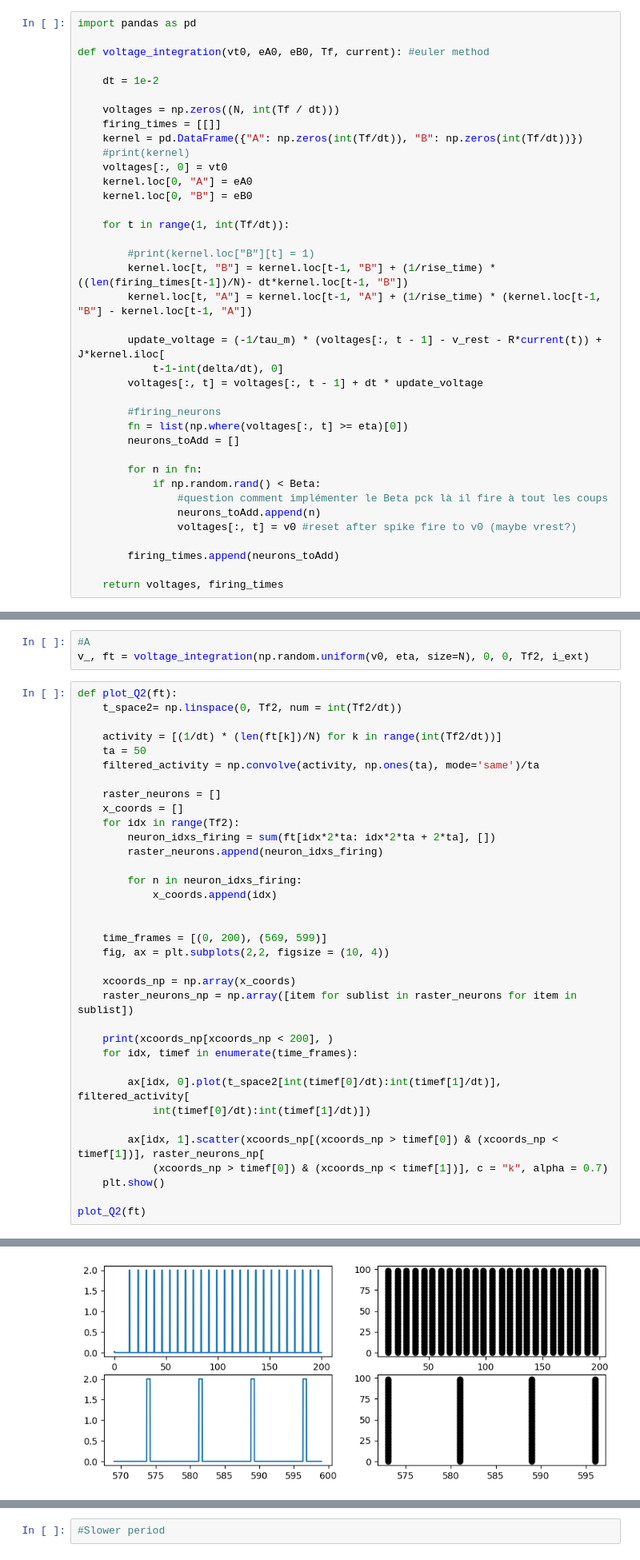
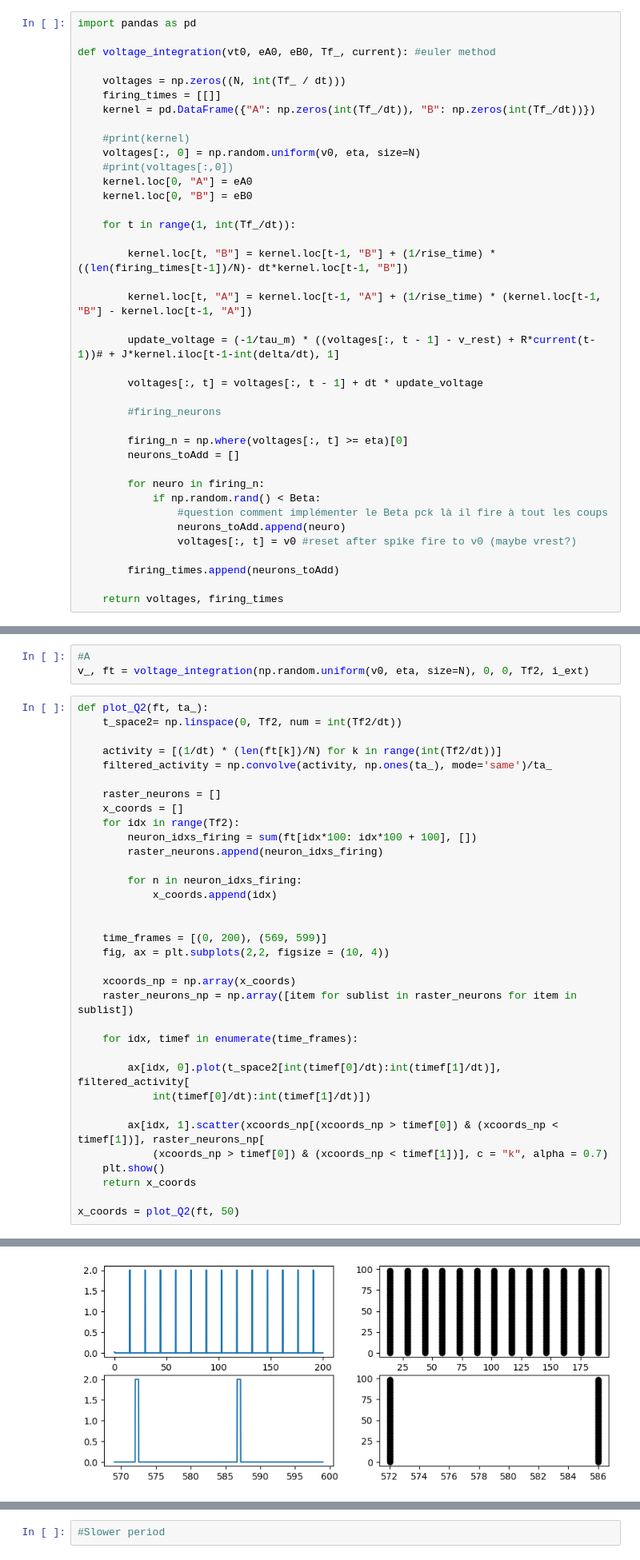
Before and after one commit to louisleger/neurodyn-MP2, a Jupyter notebook: MP2.ipynb, the cells around one changed output, grey strips where cells are left out. Shown at 80% size. Saved outputs shown, nothing was run; the diff lists cells and outputs as text.

```diff
--- a/MP2.ipynb
+++ b/MP2.ipynb
@@ -103,36 +108,37 @@ J = 20 #mV
 # %%
 import pandas as pd
 
-def voltage_integration(vt0, eA0, eB0, Tf, current): #euler method
+def voltage_integration(vt0, eA0, eB0, Tf_, current): #euler method
 
-    dt = 1e-2
+    voltages = np.zeros((N, int(Tf_ / dt)))
+    firing_times = [[]]
+    kernel = pd.DataFrame({"A": np.zeros(int(Tf_/dt)), "B": np.zeros(int(Tf_/dt))})
 
-    voltages = np.zeros((N, int(Tf / dt)))
-    firing_times = [[]]
-    kernel = pd.DataFrame({"A": np.zeros(int(Tf/dt)), "B": np.zeros(int(Tf/dt))})
     #print(kernel)
-    voltages[:, 0] = vt0
+    voltages[:, 0] = np.random.uniform(v0, eta, size=N)
+    #print(voltages[:,0])
     kernel.loc[0, "A"] = eA0
     kernel.loc[0, "B"] = eB0
 
-    for t in range(1, int(Tf/dt)):
+    for t in range(1, int(Tf_/dt)):
 
-        #print(kernel.loc["B"][t] = 1)
         kernel.loc[t, "B"] = kernel.loc[t-1, "B"] + (1/rise_time) * ((len(firing_times[t-1])/N)- dt*kernel.loc[t-1, "B"])
+
         kernel.loc[t, "A"] = kernel.loc[t-1, "A"] + (1/rise_time) * (kernel.loc[t-1, "B"] - kernel.loc[t-1, "A"])
 
-        update_voltage = (-1/tau_m) * (voltages[:, t - 1] - v_rest - R*current(t)) + J*kernel.iloc[
-            t-1-int(delta/dt), 0]
+        update_voltage = (-1/tau_m) * ((voltages[:, t - 1] - v_rest) + R*current(t-1))# + J*kernel.iloc[t-1-int(delta/dt), 1]
+
         voltages[:, t] = voltages[:, t - 1] + dt * update_voltage
 
         #firing_neurons
-        fn = list(np.where(voltages[:, t] >= eta)[0])
+
+        firing_n = np.where(voltages[:, t] >= eta)[0]
         neurons_toAdd = []
 
-        for n in fn:
+        for neuro in firing_n:
             if np.random.rand() < Beta:
                 #question comment implémenter le Beta pck là il fire à tout les coups
-                neurons_toAdd.append(n)
+                neurons_toAdd.append(neuro)
                 voltages[:, t] = v0 #reset after spike fire to v0 (maybe vrest?)
 
         firing_times.append(neurons_toAdd)
@@ -153,17 +159,16 @@ Tf2 = 600
 #A
 v_, ft = voltage_integration(np.random.uniform(v0, eta, size=N), 0, 0, Tf2, i_ext)
 # %%
-def plot_Q2(ft):
+def plot_Q2(ft, ta_):
     t_space2= np.linspace(0, Tf2, num = int(Tf2/dt))
 
     activity = [(1/dt) * (len(ft[k])/N) for k in range(int(Tf2/dt))]
-    ta = 50
-    filtered_activity = np.convolve(activity, np.ones(ta), mode='same')/ta
+    filtered_activity = np.convolve(activity, np.ones(ta_), mode='same')/ta_
 
     raster_neurons = []
     x_coords = []
     for idx in range(Tf2):
-        neuron_idxs_firing = sum(ft[idx*2*ta: idx*2*ta + 2*ta], [])
+        neuron_idxs_firing = sum(ft[idx*100: idx*100 + 100], [])
         raster_neurons.append(neuron_idxs_firing)
 
         for n in neuron_idxs_firing:
@@ -176,7 +181,6 @@ def plot_Q2(ft):
     xcoords_np = np.array(x_coords)
     raster_neurons_np = np.array([item for sublist in raster_neurons for item in sublist])
 
-    print(xcoords_np[xcoords_np < 200], )
     for idx, timef in enumerate(time_frames):
 
         ax[idx, 0].plot(t_space2[int(timef[0]/dt):int(timef[1]/dt)], filtered_activity[
@@ -185,6 +189,7 @@ def plot_Q2(ft):
         ax[idx, 1].scatter(xcoords_np[(xcoords_np > timef[0]) & (xcoords_np < timef[1])], raster_neurons_np[
             (xcoords_np > timef[0]) & (xcoords_np < timef[1])], c = "k", alpha = 0.7)
     plt.show()
+    return x_coords
 
-plot_Q2(ft)
+x_coords = plot_Q2(ft, 50)
 # %% [output]
@@ -192,4 +196,4 @@ plot_Q2(ft)
-[figure, old version]
+[figure, new version]
 # %% [markdown]
 ### B)
 From looking we can estimate this period between 2 peaks that its about T = 7.5ms
```
Also changed, not shown: parts of 11 cells of this notebook, 1 other file.
